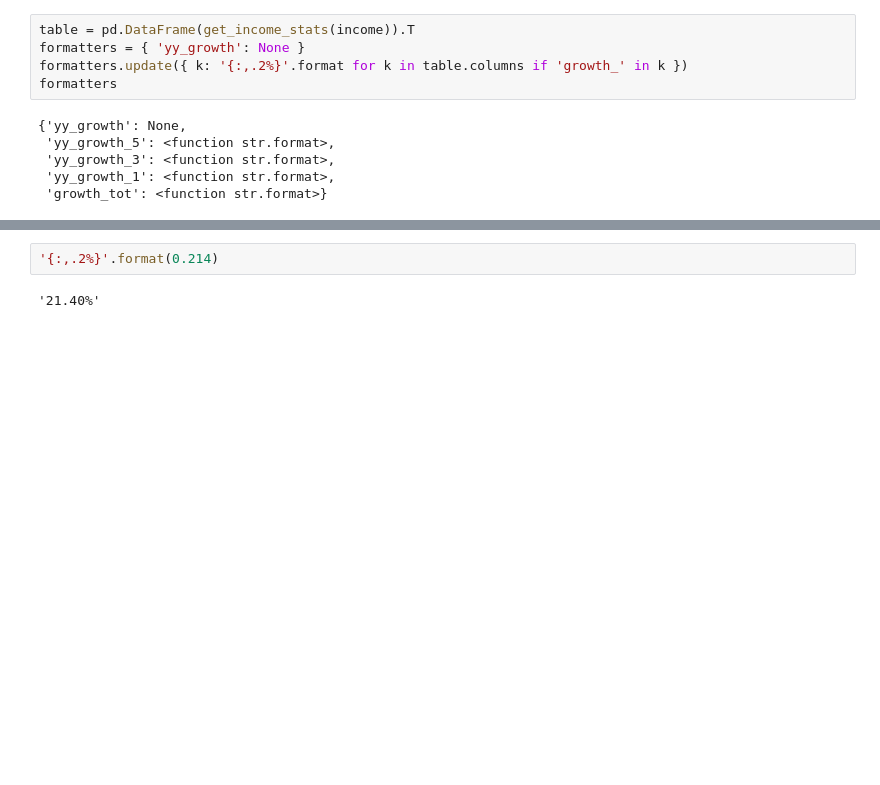
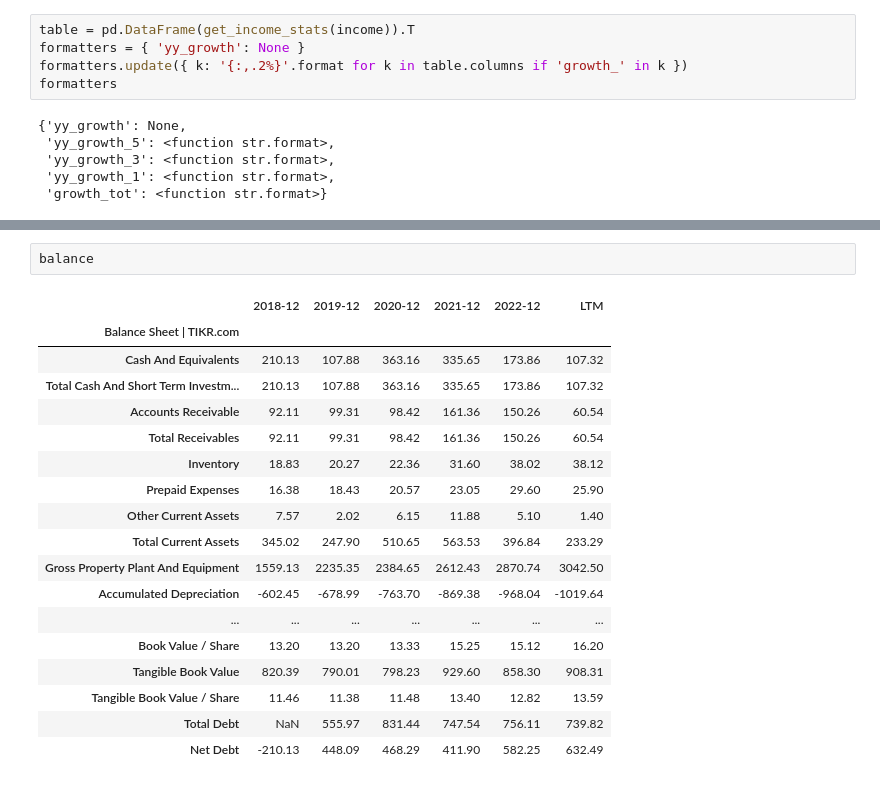
Before and after one commit to michalismeng/dividend-search, a Jupyter notebook: main.ipynb, the cells around one changed output, grey strips where cells are left out. Cells and saved outputs as stored; diff of their text form; blank space fills up the shorter version.

```diff
--- a/main.ipynb
+++ b/main.ipynb
@@ -691,4 +742,21 @@ table.to_string(formatters=formatters)
-# %%
-'{:,.2%}'.format(0.214)
-# %% [output]
-'21.40%'
+# %%
+balance
+# %% [output]
+|  | 2018-12 | 2019-12 | 2020-12 | 2021-12 | 2022-12 | LTM |
+| Balance Sheet | TIKR.com |  |  |  |  |  |  |
+| Cash And Equivalents | 210.13 | 107.88 | 363.16 | 335.65 | 173.86 | 107.32 |
+| Total Cash And Short Term Investm... | 210.13 | 107.88 | 363.16 | 335.65 | 173.86 | 107.32 |
+| Accounts Receivable | 92.11 | 99.31 | 98.42 | 161.36 | 150.26 | 60.54 |
+| Total Receivables | 92.11 | 99.31 | 98.42 | 161.36 | 150.26 | 60.54 |
+| Inventory | 18.83 | 20.27 | 22.36 | 31.60 | 38.02 | 38.12 |
+| Prepaid Expenses | 16.38 | 18.43 | 20.57 | 23.05 | 29.60 | 25.90 |
+| Other Current Assets | 7.57 | 2.02 | 6.15 | 11.88 | 5.10 | 1.40 |
+| Total Current Assets | 345.02 | 247.90 | 510.65 | 563.53 | 396.84 | 233.29 |
+| Gross Property Plant And Equipment | 1559.13 | 2235.35 | 2384.65 | 2612.43 | 2870.74 | 3042.50 |
+| Accumulated Depreciation | -602.45 | -678.99 | -763.70 | -869.38 | -968.04 | -1019.64 |
+| ... | ... | ... | ... | ... | ... | ... |
+| Book Value / Share | 13.20 | 13.20 | 13.33 | 15.25 | 15.12 | 16.20 |
+| Tangible Book Value | 820.39 | 790.01 | 798.23 | 929.60 | 858.30 | 908.31 |
+| Tangible Book Value / Share | 11.46 | 11.38 | 11.48 | 13.40 | 12.82 | 13.59 |
+| Total Debt | NaN | 555.97 | 831.44 | 747.54 | 756.11 | 739.82 |
+| Net Debt | -210.13 | 448.09 | 468.29 | 411.90 | 582.25 | 632.49 |
```
Also changed, not shown: parts of 29 cells of this notebook, 1 other file.
